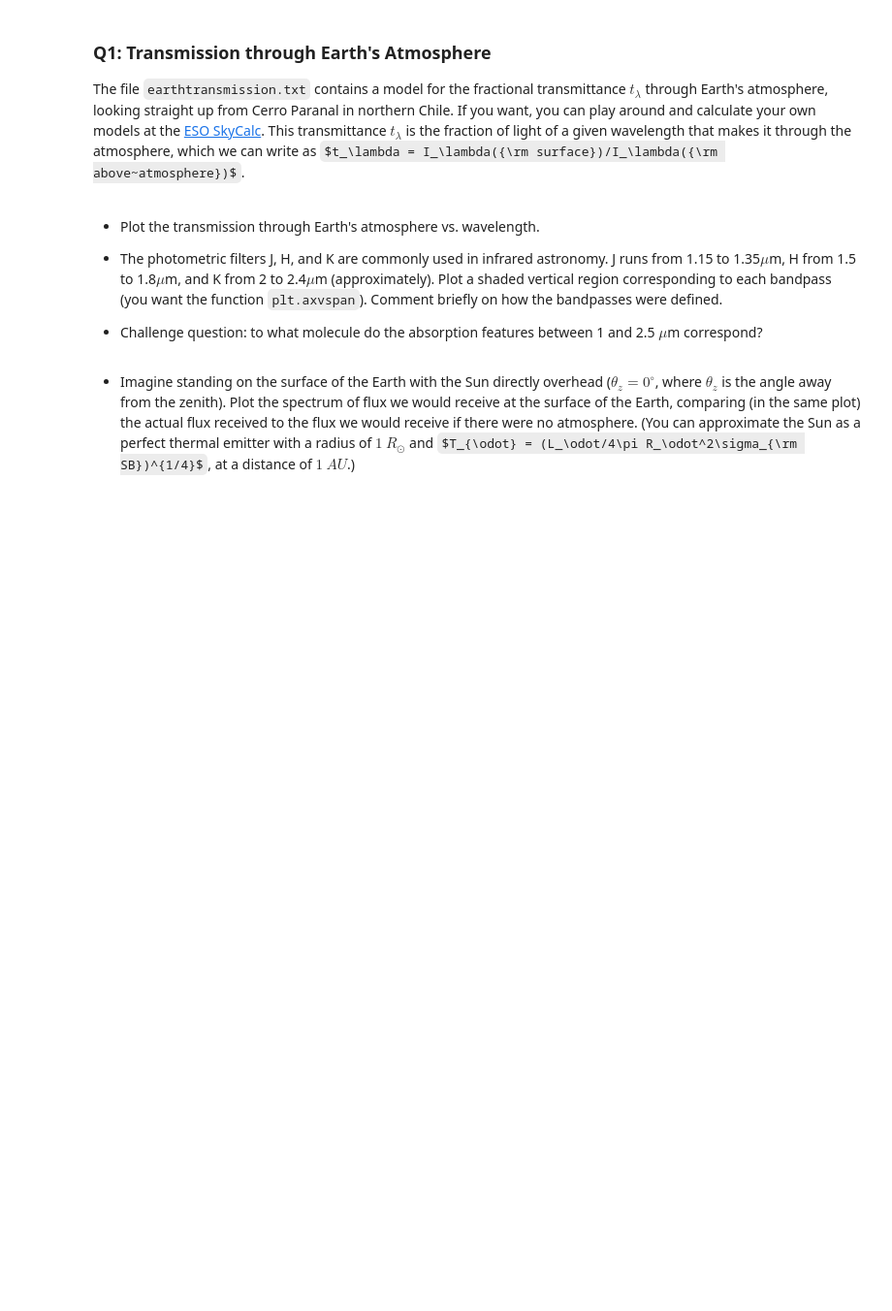
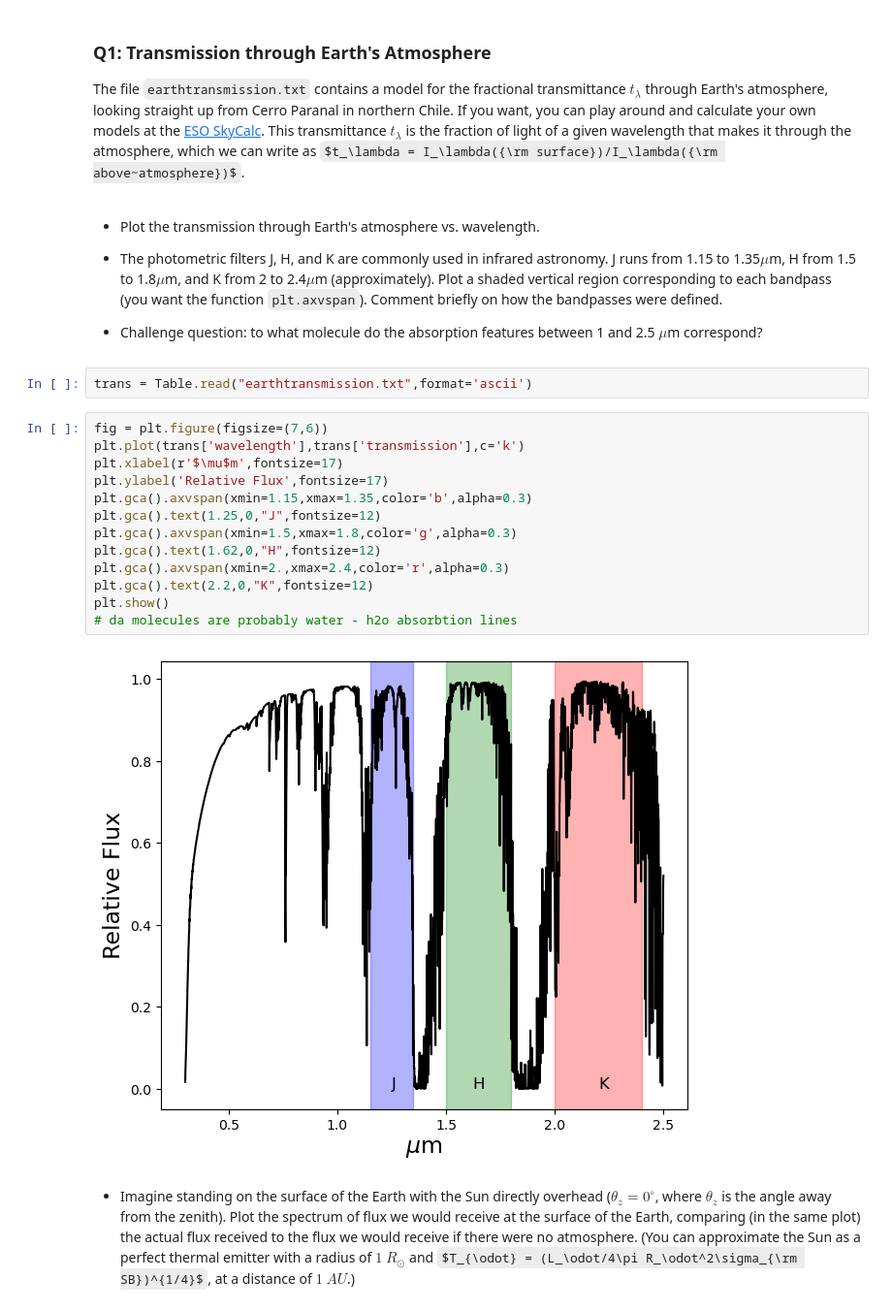
Before and after one commit to velguthb/dartmouth_a74, a Jupyter notebook: CP_transfer.ipynb, the cells around one changed output. Shown: that part at 97% size. Saved outputs shown, nothing was run; the diff lists cells and outputs as text; some formulas as TeX source; blank space fills up the shorter version.

```diff
--- a/CP_transfer.ipynb
+++ b/CP_transfer.ipynb
@@ -23,5 +29,22 @@ The file `earthtransmission.txt` contains a model for the fractional transmittan
 + The photometric filters J, H, and K are commonly used in infrared astronomy. J runs from 1.15 to 1.35$\mu$m, H from 1.5 to 1.8$\mu$m, and K from 2 to 2.4$\mu$m (approximately). Plot a shaded vertical region corresponding to each bandpass (you want the function `plt.axvspan`). Comment briefly on how the bandpasses were defined.
 
 + Challenge question: to what molecule do the absorption features between 1 and 2.5 $\mu$m correspond?
+# %%
+trans = Table.read("earthtransmission.txt",format='ascii')
+# %%
+fig = plt.figure(figsize=(7,6))
+plt.plot(trans['wavelength'],trans['transmission'],c='k')
+plt.xlabel(r'$\mu$m',fontsize=17)
+plt.ylabel('Relative Flux',fontsize=17)
+plt.gca().axvspan(xmin=1.15,xmax=1.35,color='b',alpha=0.3)
+plt.gca().text(1.25,0,"J",fontsize=12)
+plt.gca().axvspan(xmin=1.5,xmax=1.8,color='g',alpha=0.3)
+plt.gca().text(1.62,0,"H",fontsize=12)
+plt.gca().axvspan(xmin=2.,xmax=2.4,color='r',alpha=0.3)
+plt.gca().text(2.2,0,"K",fontsize=12)
+plt.show()
+# da molecules are probably water - h2o absorbtion lines
+# %% [output]
+[figure, added]
 # %% [markdown]
 + Imagine standing on the surface of the Earth with the Sun directly overhead ($\theta_z = 0^\circ$, where $\theta_z$ is the angle away from the zenith). Plot the spectrum of flux we would receive at the surface of the Earth, comparing (in the same plot) the actual flux received to the flux we would receive if there were no atmosphere. (You can approximate the Sun as a perfect thermal emitter with a radius of $1~R_\odot$ and $T_{\odot} = (L_\odot/4\pi R_\odot^2\sigma_{\rm SB})^{1/4}$, at a distance of $1~AU$.)
```
Also changed, not shown: parts of 16 cells of this notebook.
